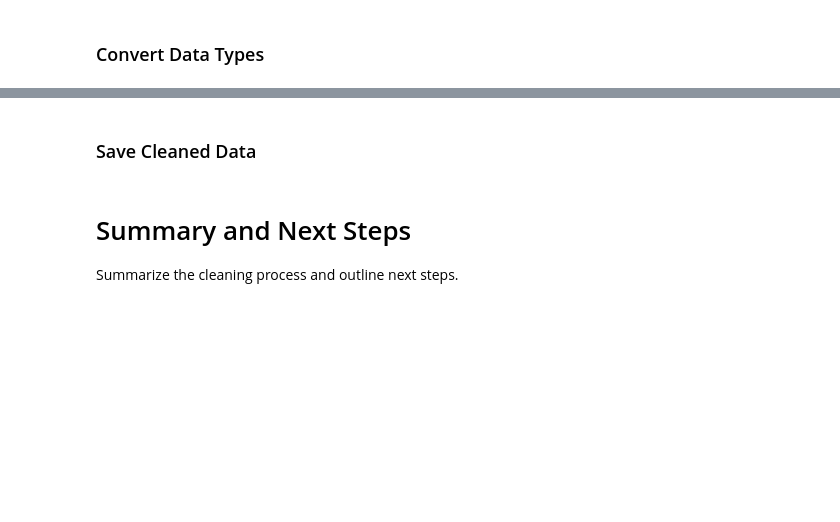
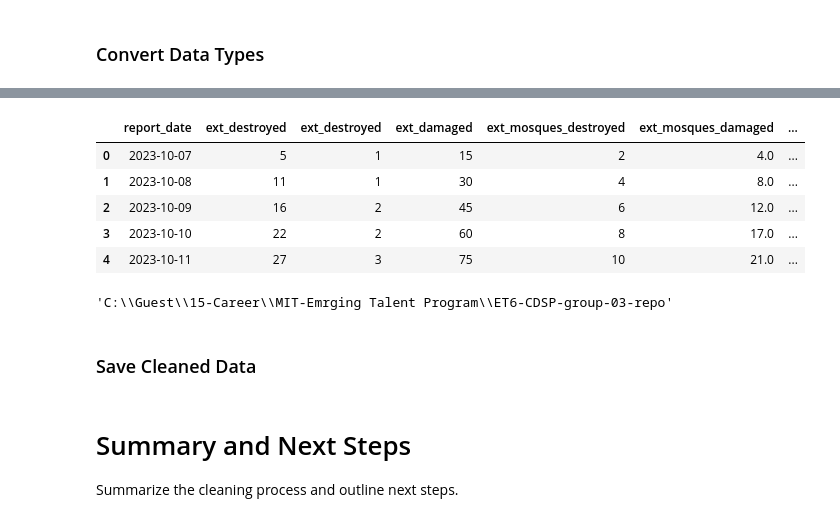
Before and after one commit to MIT-Emerging-Talent/ET6-CDSP-group-03-repo, a Jupyter notebook: 2_data_preparation/notebooks/gaza_infastructure_damage_data_cleaning.ipynb, the cells around one changed output, grey strips where cells are left out. Drawn from its saved outputs; the diff is of its cells as text; code cells hidden in the pictures; blank space fills up the shorter version.

```diff
--- a/2_data_preparation/notebooks/gaza_infastructure_damage_data_cleaning.ipynb
+++ b/2_data_preparation/notebooks/gaza_infastructure_damage_data_cleaning.ipynb
@@ -184,0 +157,9 @@ df["category_column"].unique()
+# %%
+data.head()
+# %% [output]
+|  | report_date | ext_destroyed | ext_destroyed | ext_damaged | ext_mosques_destroyed | ext_mosques_damaged | ... |
+| 0 | 2023-10-07 | 5 | 1 | 15 | 2 | 4.0 | ... |
+| 1 | 2023-10-08 | 11 | 1 | 30 | 4 | 8.0 | ... |
+| 2 | 2023-10-09 | 16 | 2 | 45 | 6 | 12.0 | ... |
+| 3 | 2023-10-10 | 22 | 2 | 60 | 8 | 17.0 | ... |
+| 4 | 2023-10-11 | 27 | 3 | 75 | 10 | 21.0 | ... |
@@ -185,3 +168,7 @@ df["category_column"].unique()
+# %%
+os.getcwd()
+# %% [output]
+'C:\\Guest\\15-Career\\MIT-Emrging Talent Program\\ET6-CDSP-group-03-repo'
 # %% [markdown]
 ### Save Cleaned Data
 # %%
```
Also changed, not shown: parts of 24 cells of this notebook, 1 other file.
